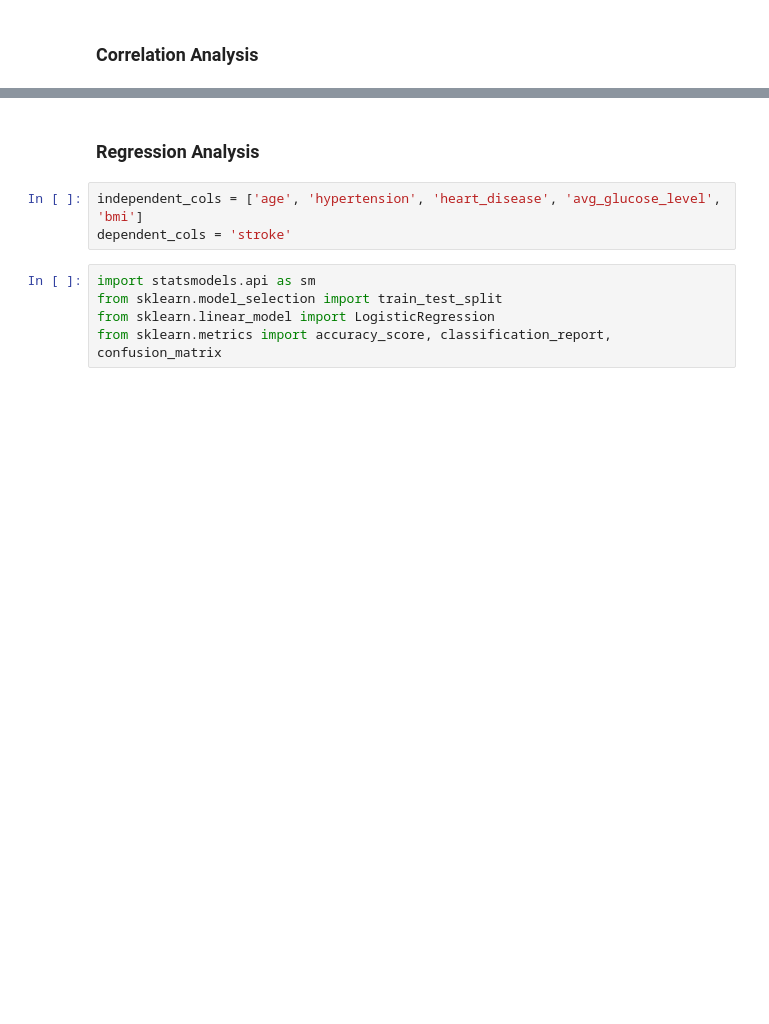
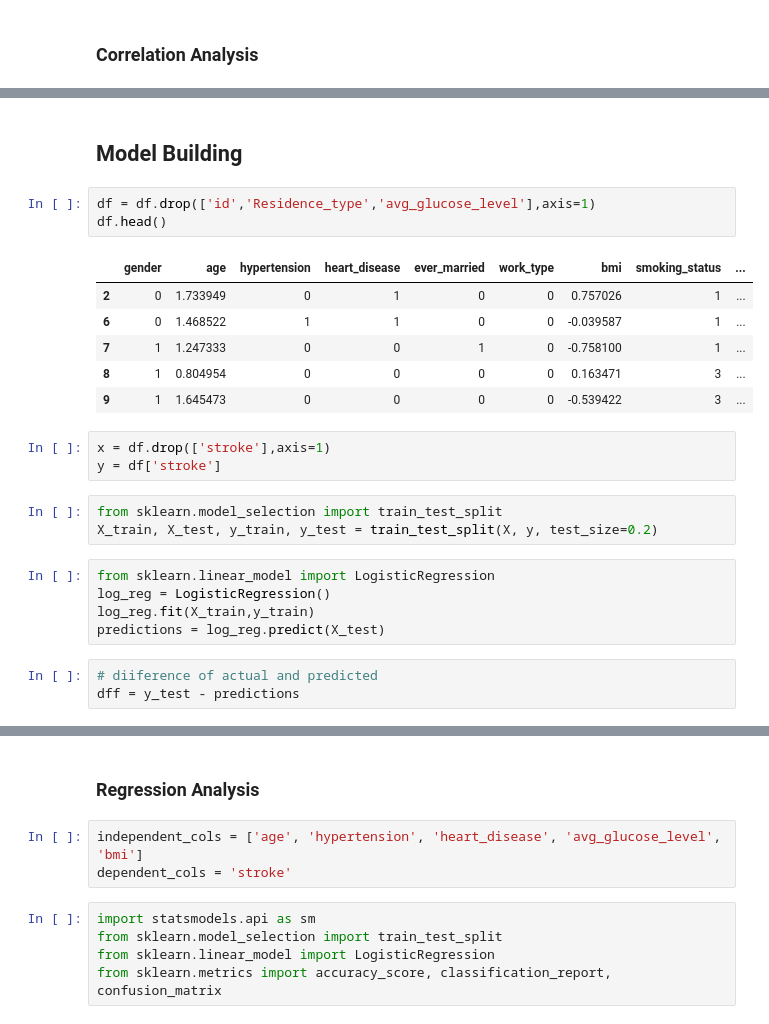
Before and after one commit to HChandeepa/Stroke-Risk-Prediction-System-A_Machine_Learning_Approach, a Jupyter notebook: Stroke.ipynb, the cells around one changed output, grey strips where cells are left out. Saved outputs shown, nothing was run; the diff lists cells and outputs as text; blank space fills up the shorter version.

```diff
--- a/Stroke.ipynb
+++ b/Stroke.ipynb
@@ -614,0 +802,26 @@ plt.show()
+# %% [markdown]
+## Model Building
+# %%
+df = df.drop(['id','Residence_type','avg_glucose_level'],axis=1)
+df.head()
+# %% [output]
+|  | gender | age | hypertension | heart_disease | ever_married | work_type | bmi | smoking_status | ... |
+| 2 | 0 | 1.733949 | 0 | 1 | 0 | 0 | 0.757026 | 1 | ... |
+| 6 | 0 | 1.468522 | 1 | 1 | 0 | 0 | -0.039587 | 1 | ... |
+| 7 | 1 | 1.247333 | 0 | 0 | 1 | 0 | -0.758100 | 1 | ... |
+| 8 | 1 | 0.804954 | 0 | 0 | 0 | 0 | 0.163471 | 3 | ... |
+| 9 | 1 | 1.645473 | 0 | 0 | 0 | 0 | -0.539422 | 3 | ... |
+# %%
+x = df.drop(['stroke'],axis=1)
+y = df['stroke']
+# %%
+from sklearn.model_selection import train_test_split
+X_train, X_test, y_train, y_test = train_test_split(X, y, test_size=0.2)
+# %%
+from sklearn.linear_model import LogisticRegression
+log_reg = LogisticRegression()
+log_reg.fit(X_train,y_train)
+predictions = log_reg.predict(X_test)
+# %%
+# diiference of actual and predicted
+dff = y_test - predictions
```
Also changed, not shown: parts of 56 cells of this notebook, 1 other file.
